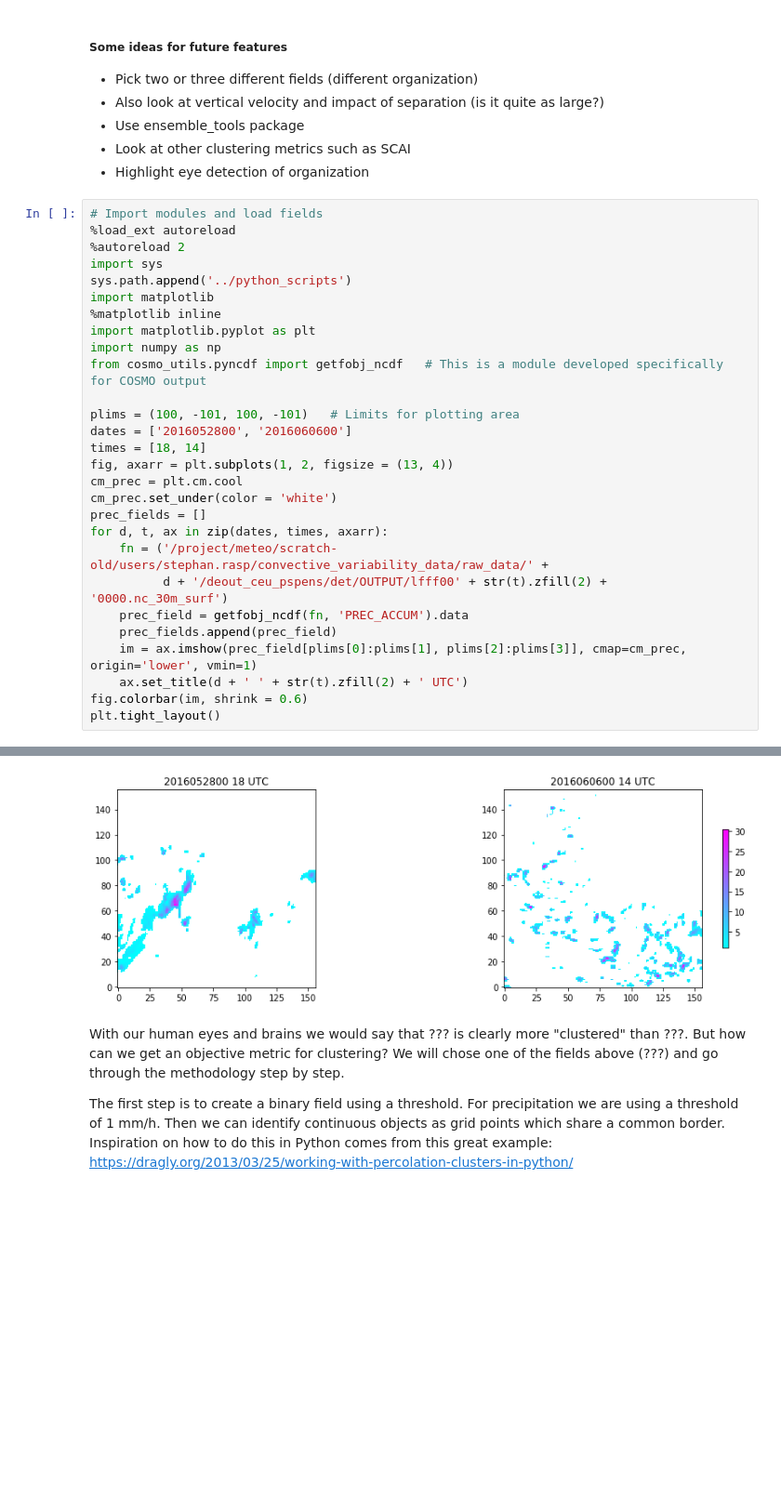
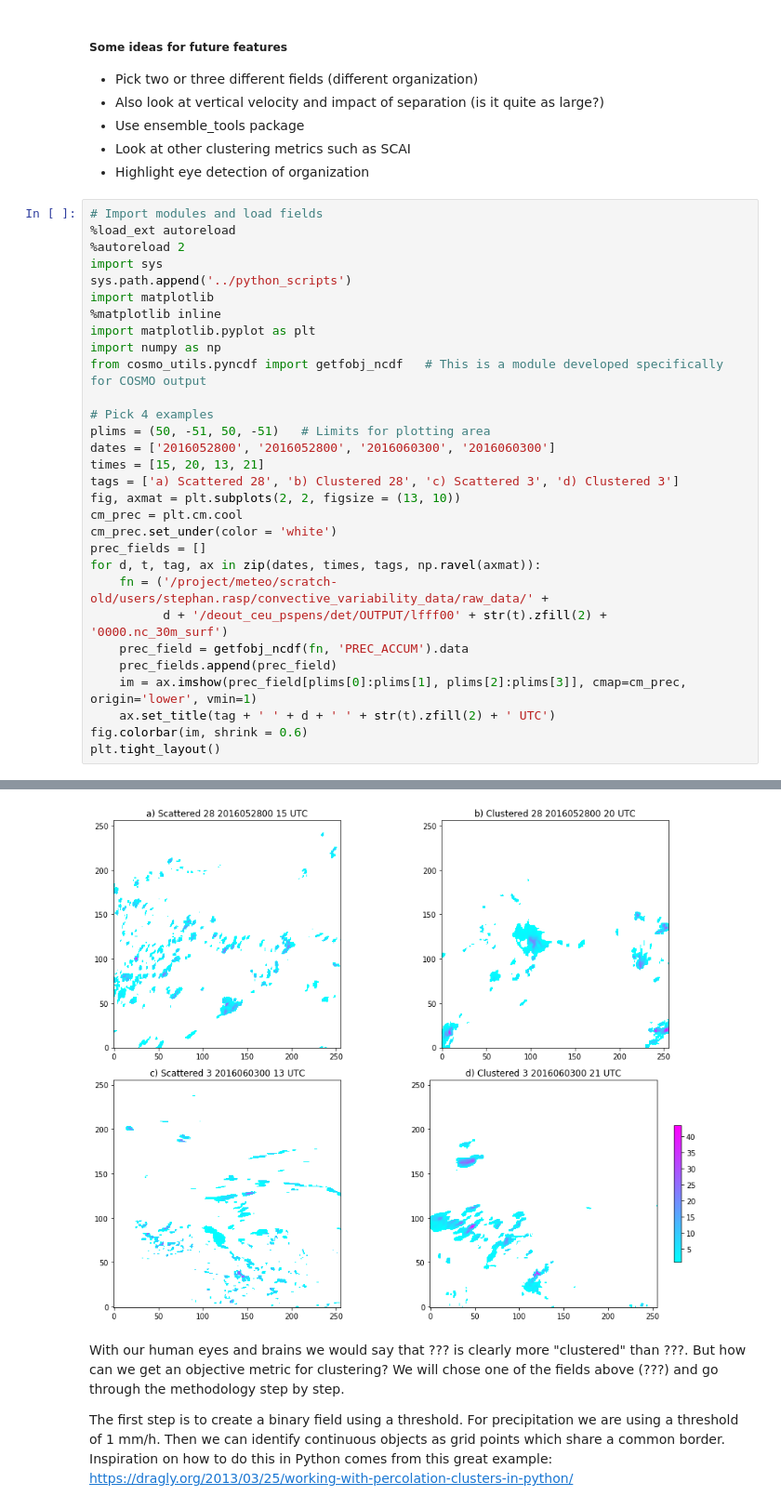
Before and after one commit to raspstephan/convective_variability_analysis, a Jupyter notebook: jupyter_notebooks/clustering_rdf.ipynb, the cells around one changed output, grey strips where cells are left out. Shown: that part at 93% size. Saved outputs shown, nothing was run; the diff lists cells and outputs as text; blank space fills up the shorter version.

```diff
--- a/jupyter_notebooks/clustering_rdf.ipynb
+++ b/jupyter_notebooks/clustering_rdf.ipynb
@@ -25,20 +25,22 @@ import matplotlib.pyplot as plt
 import numpy as np
 from cosmo_utils.pyncdf import getfobj_ncdf   # This is a module developed specifically for COSMO output
 
-plims = (100, -101, 100, -101)   # Limits for plotting area
-dates = ['2016052800', '2016060600']
-times = [18, 14]
-fig, axarr = plt.subplots(1, 2, figsize = (13, 4))
+# Pick 4 examples
+plims = (50, -51, 50, -51)   # Limits for plotting area
+dates = ['2016052800', '2016052800', '2016060300', '2016060300']
+times = [15, 20, 13, 21]
+tags = ['a) Scattered 28', 'b) Clustered 28', 'c) Scattered 3', 'd) Clustered 3']
+fig, axmat = plt.subplots(2, 2, figsize = (13, 10))
 cm_prec = plt.cm.cool
 cm_prec.set_under(color = 'white')
 prec_fields = []
-for d, t, ax in zip(dates, times, axarr):
+for d, t, tag, ax in zip(dates, times, tags, np.ravel(axmat)):
     fn = ('/project/meteo/scratch-old/users/stephan.rasp/convective_variability_data/raw_data/' +
           d + '/deout_ceu_pspens/det/OUTPUT/lfff00' + str(t).zfill(2) + '0000.nc_30m_surf')
     prec_field = getfobj_ncdf(fn, 'PREC_ACCUM').data
     prec_fields.append(prec_field)
     im = ax.imshow(prec_field[plims[0]:plims[1], plims[2]:plims[3]], cmap=cm_prec, origin='lower', vmin=1)
-    ax.set_title(d + ' ' + str(t).zfill(2) + ' UTC')
+    ax.set_title(tag + ' ' + d + ' ' + str(t).zfill(2) + ' UTC')
 fig.colorbar(im, shrink = 0.6)
 plt.tight_layout()
 # %% [output]
@@ -45,4 +49,4 @@ plt.tight_layout()
-[figure, old version]
+[figure, new version]
 # %% [markdown]
 With our human eyes and brains we would say that ??? is clearly more "clustered" than ???. But how can we get an objective metric for clustering? We will chose one of the fields above (???) and go through the methodology step by step.
 
```
Also changed, not shown: parts of 8 cells of this notebook.
